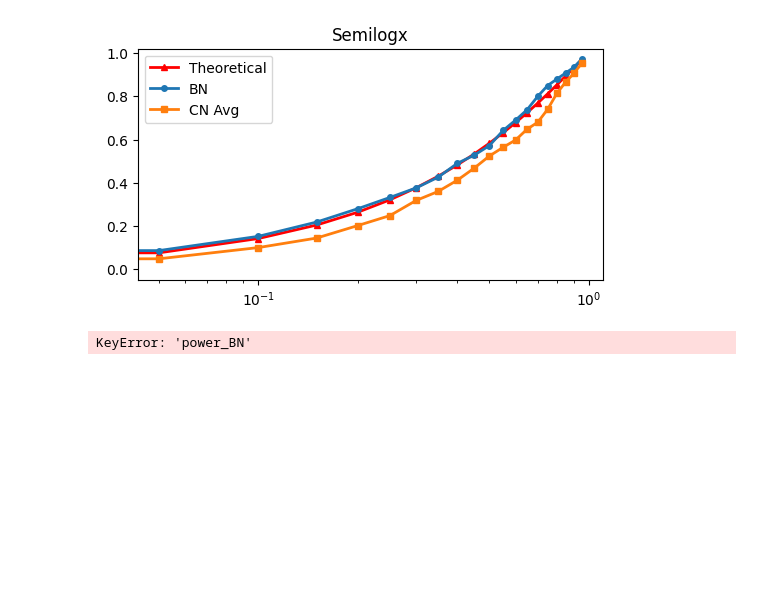
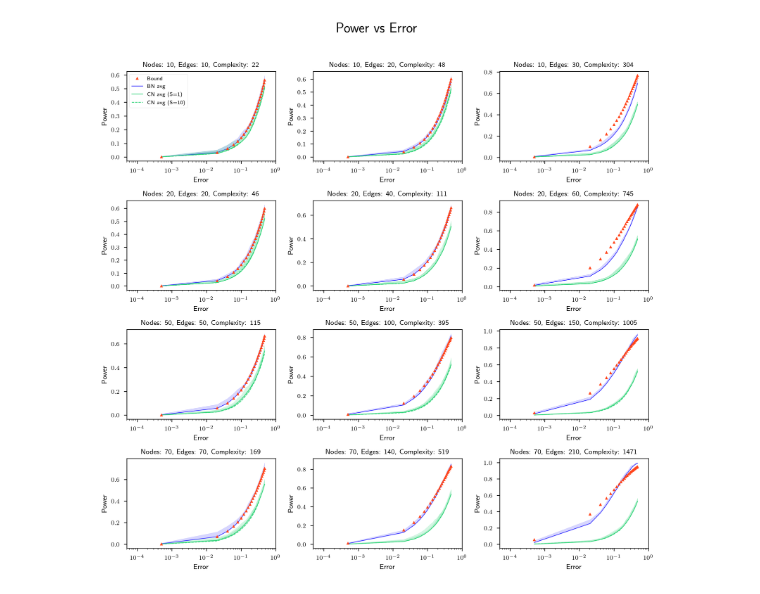
Before and after one commit to Niccolo-Rocchi/BN-Privacy, a Jupyter notebook: Plot_results.ipynb, the cells around one changed output. Drawn from its saved outputs; the diff is of its cells as text; code cells hidden in the pictures; blank space fills up the shorter version.

Commit message:
Update plots for paper

```diff
--- a/Plot_results.ipynb
+++ b/Plot_results.ipynb
@@ -25,19 +7,2 @@ def plot_results(r: pd.DataFrame):
-# %%
-# Import all results
-path = "./results"
-results = os.listdir(path)
-
-# Choose which one to plot
-r_path = f"{path}/exp0-ess1.csv"
-results = pd.read_csv(r_path)
-
-# Plot results
-plot_results(results)
-# %% [output]
-[figure, removed]
-# %%
-# Compute AUCs
-print(f"BN AUC: {auc(results['error'], results['power_BN']):.2f}")
-print(f"CN Avg AUC: {auc(results['error'], results['power_CN']):.2f}")
-# %% [output]
-KeyError: 'power_BN'
+# %%
+f_path = "./results"
@@ -43,0 +89,22 @@ KeyError: 'power_BN'
+# %%
+# Layout 4x3
+fig, axes = plt.subplots(4, 3, figsize=(10, 10))
+fig.suptitle("Power vs Error", fontsize=18)
+
+exps = ["exp0", "exp1", "exp2",
+        "exp4", "exp5", "exp6",
+        "exp8", "exp9", "exp10",
+        "exp12", "exp13", "exp14"]
+
+# Loop su tutti i subplot
+for i, ax in enumerate(axes.flat):
+    plot_bn_bound(f"{exps[i]}", ax)
+    plot_cn(f"{exps[i]}", ax, ess = 1, color = CN_color, type="-")
+    plot_cn(f"{exps[i]}", ax, ess = 10, color = CN_color, type="--")
+    (n, e, c) = get_title(exps[i])
+    ax.set_title(f"Nodes: {n}, Edges: {e}, Complexity: {c}")
+
+plt.tight_layout(rect=[0, 0, 1, 0.96])
+plt.show()
+# %% [output]
+[figure, added]
```
Also changed, not shown: parts of 3 cells of this notebook, 1 other file.
